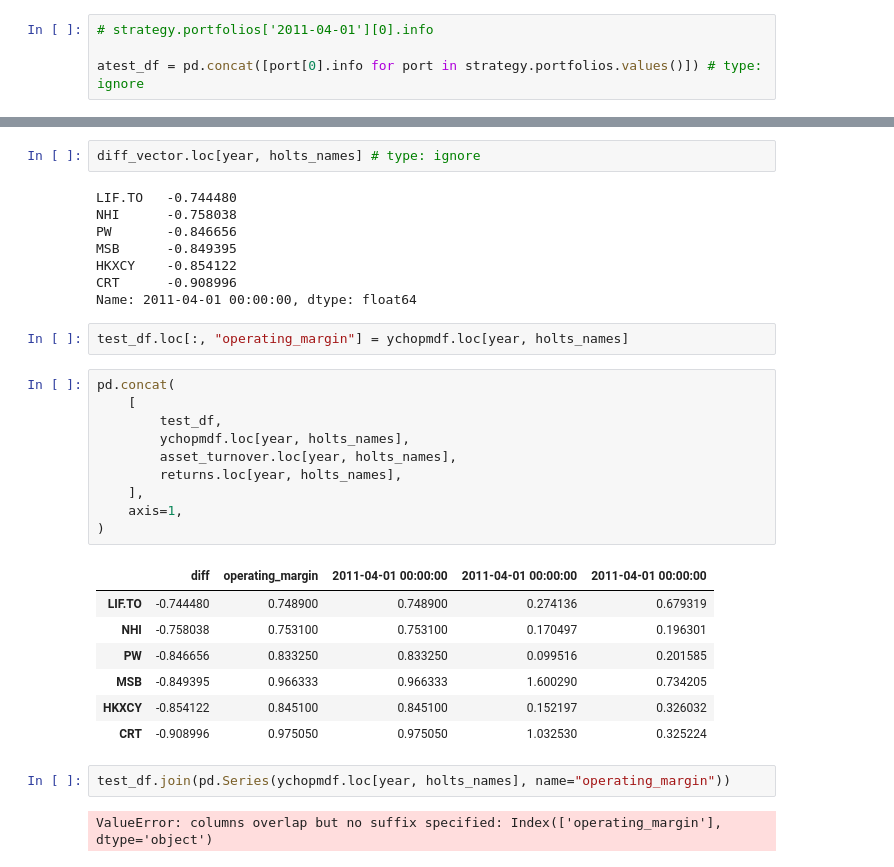
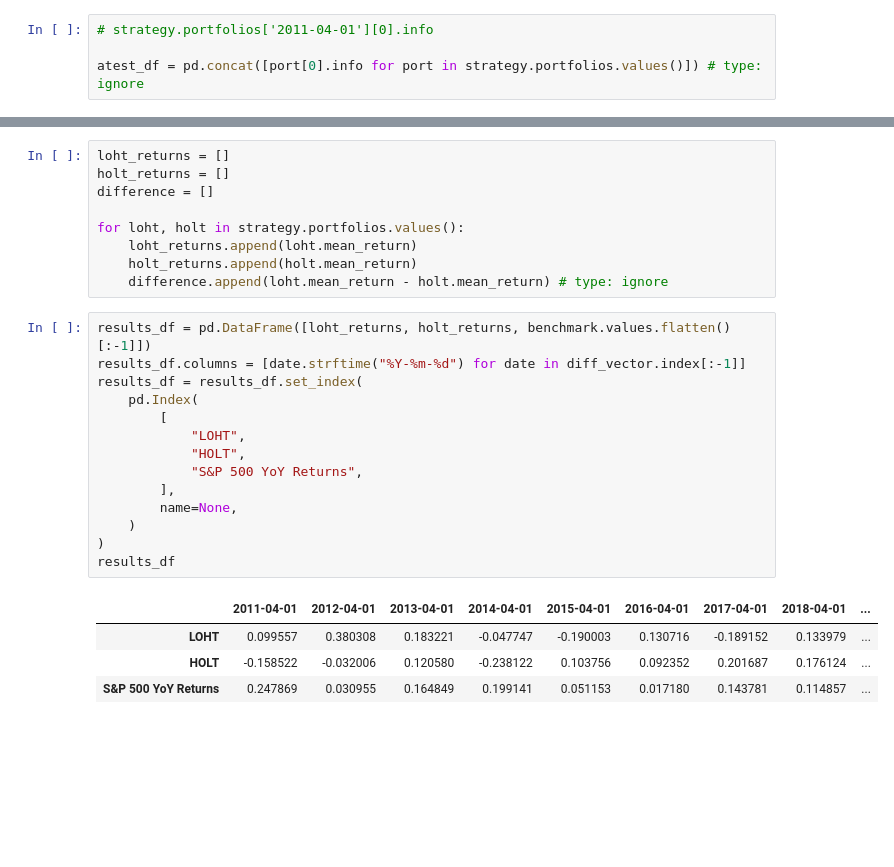
Before and after one commit to aalitvinov/vkrm_code, a Jupyter notebook: vkrm_code/main.ipynb, the cells around one changed output, grey strips where cells are left out. Cells and saved outputs as stored; diff of their text form; blank space fills up the shorter version.

```diff
--- a/vkrm_code/main.ipynb
+++ b/vkrm_code/main.ipynb
@@ -313,34 +96,28 @@ holts_names = test[-6:].index
-# %%
-diff_vector.loc[year, holts_names] # type: ignore
-# %% [output]
-LIF.TO   -0.744480
-NHI      -0.758038
-PW       -0.846656
-MSB      -0.849395
-HKXCY    -0.854122
-CRT      -0.908996
-Name: 2011-04-01 00:00:00, dtype: float64
-# %%
-test_df.loc[:, "operating_margin"] = ychopmdf.loc[year, holts_names]
-# %%
-pd.concat(
-    [
-        test_df,
-        ychopmdf.loc[year, holts_names],
-        asset_turnover.loc[year, holts_names],
-        returns.loc[year, holts_names],
-    ],
-    axis=1,
-)
-# %% [output]
-|  | diff | operating_margin | 2011-04-01 00:00:00 | 2011-04-01 00:00:00 | 2011-04-01 00:00:00 |
-| LIF.TO | -0.744480 | 0.748900 | 0.748900 | 0.274136 | 0.679319 |
-| NHI | -0.758038 | 0.753100 | 0.753100 | 0.170497 | 0.196301 |
-| PW | -0.846656 | 0.833250 | 0.833250 | 0.099516 | 0.201585 |
-| MSB | -0.849395 | 0.966333 | 0.966333 | 1.600290 | 0.734205 |
-| HKXCY | -0.854122 | 0.845100 | 0.845100 | 0.152197 | 0.326032 |
-| CRT | -0.908996 | 0.975050 | 0.975050 | 1.032530 | 0.325224 |
-# %%
-test_df.join(pd.Series(ychopmdf.loc[year, holts_names], name="operating_margin"))
-# %% [output]
-ValueError: columns overlap but no suffix specified: Index(['operating_margin'], dtype='object')
+# %%
+loht_returns = []
+holt_returns = []
+difference = []
+
+for loht, holt in strategy.portfolios.values():
+    loht_returns.append(loht.mean_return)
+    holt_returns.append(holt.mean_return)
+    difference.append(loht.mean_return - holt.mean_return) # type: ignore
+# %%
+results_df = pd.DataFrame([loht_returns, holt_returns, benchmark.values.flatten()[:-1]])
+results_df.columns = [date.strftime("%Y-%m-%d") for date in diff_vector.index[:-1]]
+results_df = results_df.set_index(
+    pd.Index(
+        [
+            "LOHT",
+            "HOLT",
+            "S&P 500 YoY Returns",
+        ],
+        name=None,
+    )
+)
+results_df
+# %% [output]
+|  | 2011-04-01 | 2012-04-01 | 2013-04-01 | 2014-04-01 | 2015-04-01 | 2016-04-01 | 2017-04-01 | 2018-04-01 | ... |
+| LOHT | 0.099557 | 0.380308 | 0.183221 | -0.047747 | -0.190003 | 0.130716 | -0.189152 | 0.133979 | ... |
+| HOLT | -0.158522 | -0.032006 | 0.120580 | -0.238122 | 0.103756 | 0.092352 | 0.201687 | 0.176124 | ... |
+| S&P 500 YoY Returns | 0.247869 | 0.030955 | 0.164849 | 0.199141 | 0.051153 | 0.017180 | 0.143781 | 0.114857 | ... |
```
Also changed, not shown: parts of 21 cells of this notebook, 4 other files.
